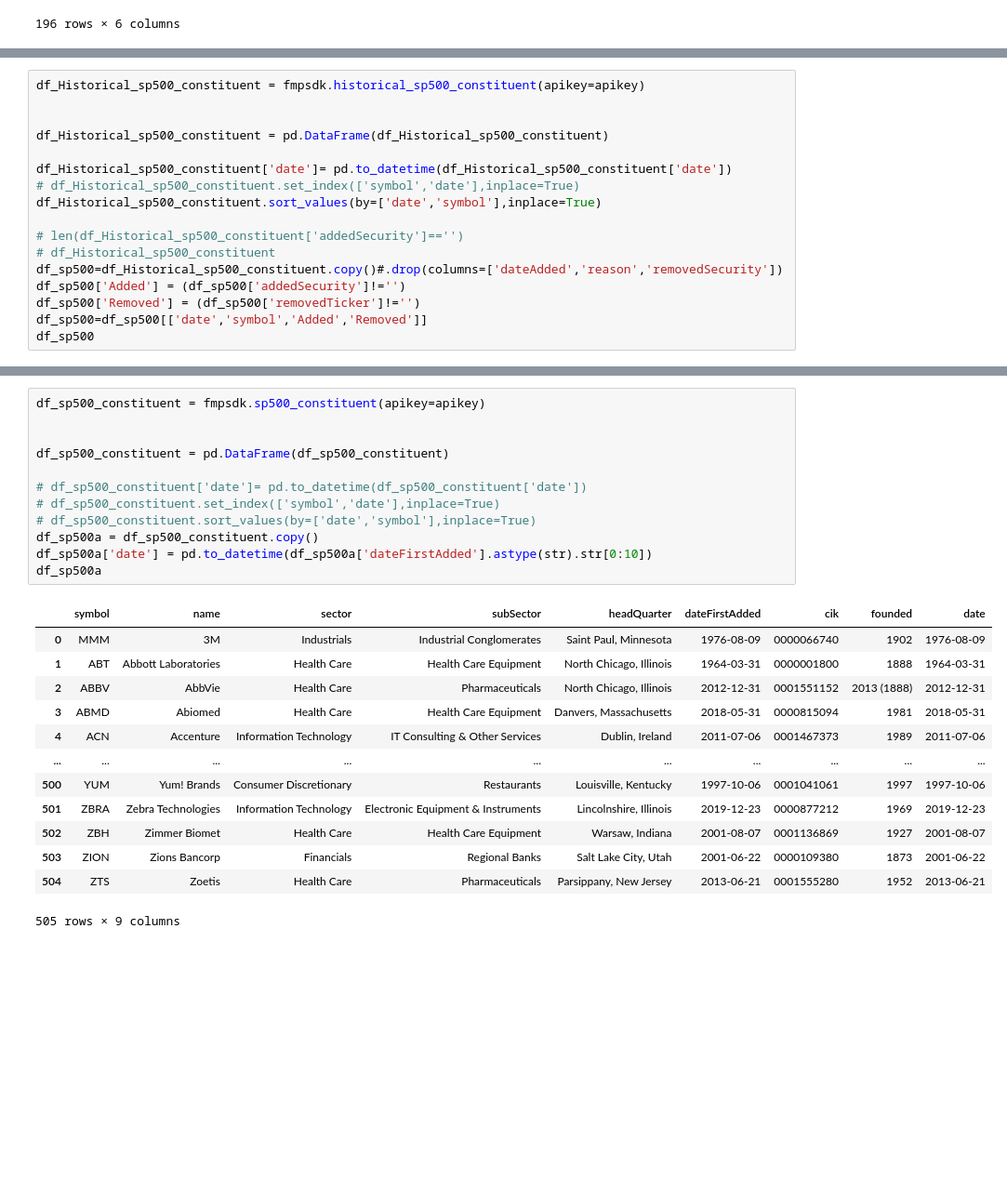
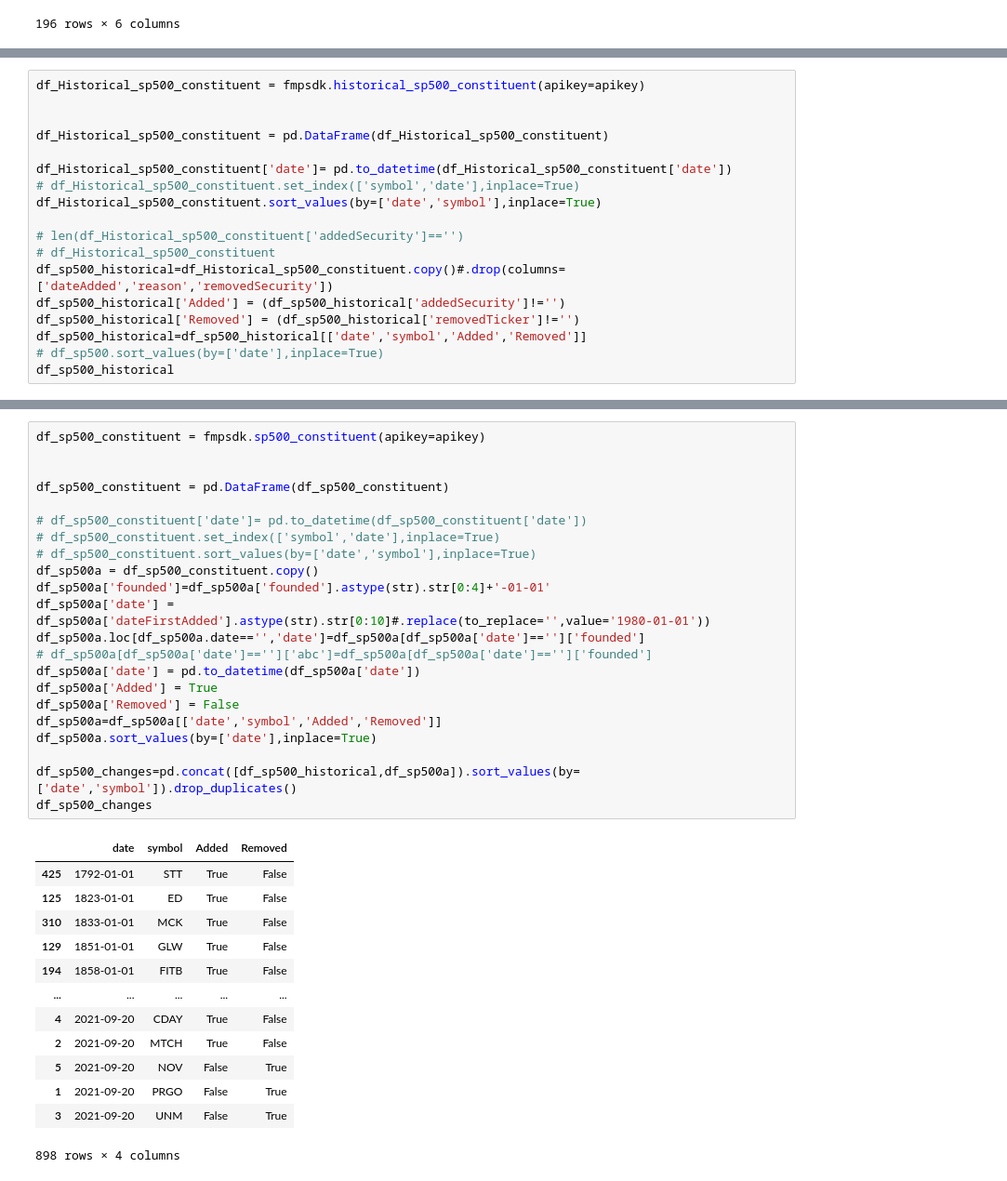
Before and after one commit to VinnyCarter05/fmpsdk-master, a Jupyter notebook: fmpsdk-ruleone.ipynb, the cells around one changed output, grey strips where cells are left out. Shown at 93% size. Cells and saved outputs as stored; diff of their text form; blank space fills up the shorter version.

```diff
--- a/fmpsdk-ruleone.ipynb
+++ b/fmpsdk-ruleone.ipynb
@@ -437,11 +336,12 @@ df_Historical_sp500_constituent.sort_values(by=['date','symbol'],inplace=True)
 
 # len(df_Historical_sp500_constituent['addedSecurity']=='')
 # df_Historical_sp500_constituent
-df_sp500=df_Historical_sp500_constituent.copy()#.drop(columns=['dateAdded','reason','removedSecurity'])
-df_sp500['Added'] = (df_sp500['addedSecurity']!='')
-df_sp500['Removed'] = (df_sp500['removedTicker']!='')
-df_sp500=df_sp500[['date','symbol','Added','Removed']]
-df_sp500
+df_sp500_historical=df_Historical_sp500_constituent.copy()#.drop(columns=['dateAdded','reason','removedSecurity'])
+df_sp500_historical['Added'] = (df_sp500_historical['addedSecurity']!='')
+df_sp500_historical['Removed'] = (df_sp500_historical['removedTicker']!='')
+df_sp500_historical=df_sp500_historical[['date','symbol','Added','Removed']]
+# df_sp500.sort_values(by=['date'],inplace=True)
+df_sp500_historical
 # %% [output]
 |  | date | symbol | Added | Removed |
 | 544 | 1999-12-07 | LDW | False | True |
@@ -459,26 +379,36 @@ df_sp500
 # %%
 df_sp500_constituent = fmpsdk.sp500_constituent(apikey=apikey)
 
 
 df_sp500_constituent = pd.DataFrame(df_sp500_constituent)
 
 # df_sp500_constituent['date']= pd.to_datetime(df_sp500_constituent['date'])
 # df_sp500_constituent.set_index(['symbol','date'],inplace=True)
 # df_sp500_constituent.sort_values(by=['date','symbol'],inplace=True)
 df_sp500a = df_sp500_constituent.copy()
-df_sp500a['date'] = pd.to_datetime(df_sp500a['dateFirstAdded'].astype(str).str[0:10])
-df_sp500a
+df_sp500a['founded']=df_sp500a['founded'].astype(str).str[0:4]+'-01-01'
+df_sp500a['date'] = df_sp500a['dateFirstAdded'].astype(str).str[0:10]#.replace(to_replace='',value='1980-01-01'))
+df_sp500a.loc[df_sp500a.date=='','date']=df_sp500a[df_sp500a['date']=='']['founded']
+# df_sp500a[df_sp500a['date']=='']['abc']=df_sp500a[df_sp500a['date']=='']['founded']
+df_sp500a['date'] = pd.to_datetime(df_sp500a['date'])
+df_sp500a['Added'] = True
+df_sp500a['Removed'] = False
+df_sp500a=df_sp500a[['date','symbol','Added','Removed']]
+df_sp500a.sort_values(by=['date'],inplace=True)
+
+df_sp500_changes=pd.concat([df_sp500_historical,df_sp500a]).sort_values(by=['date','symbol']).drop_duplicates()
+df_sp500_changes
 # %% [output]
-|  | symbol | name | sector | subSector | headQuarter | dateFirstAdded | cik | founded | date |
-| 0 | MMM | 3M | Industrials | Industrial Conglomerates | Saint Paul, Minnesota | 1976-08-09 | 0000066740 | 1902 | 1976-08-09 |
-| 1 | ABT | Abbott Laboratories | Health Care | Health Care Equipment | North Chicago, Illinois | 1964-03-31 | 0000001800 | 1888 | 1964-03-31 |
-| 2 | ABBV | AbbVie | Health Care | Pharmaceuticals | North Chicago, Illinois | 2012-12-31 | 0001551152 | 2013 (1888) | 2012-12-31 |
-| 3 | ABMD | Abiomed | Health Care | Health Care Equipment | Danvers, Massachusetts | 2018-05-31 | 0000815094 | 1981 | 2018-05-31 |
-| 4 | ACN | Accenture | Information Technology | IT Consulting & Other Services | Dublin, Ireland | 2011-07-06 | 0001467373 | 1989 | 2011-07-06 |
-| ... | ... | ... | ... | ... | ... | ... | ... | ... | ... |
-| 500 | YUM | Yum! Brands | Consumer Discretionary | Restaurants | Louisville, Kentucky | 1997-10-06 | 0001041061 | 1997 | 1997-10-06 |
-| 501 | ZBRA | Zebra Technologies | Information Technology | Electronic Equipment & Instruments | Lincolnshire, Illinois | 2019-12-23 | 0000877212 | 1969 | 2019-12-23 |
-| 502 | ZBH | Zimmer Biomet | Health Care | Health Care Equipment | Warsaw, Indiana | 2001-08-07 | 0001136869 | 1927 | 2001-08-07 |
-| 503 | ZION | Zions Bancorp | Financials | Regional Banks | Salt Lake City, Utah | 2001-06-22 | 0000109380 | 1873 | 2001-06-22 |
-| 504 | ZTS | Zoetis | Health Care | Pharmaceuticals | Parsippany, New Jersey | 2013-06-21 | 0001555280 | 1952 | 2013-06-21 |
+|  | date | symbol | Added | Removed |
+| 425 | 1792-01-01 | STT | True | False |
+| 125 | 1823-01-01 | ED | True | False |
+| 310 | 1833-01-01 | MCK | True | False |
+| 129 | 1851-01-01 | GLW | True | False |
+| 194 | 1858-01-01 | FITB | True | False |
+| ... | ... | ... | ... | ... |
+| 4 | 2021-09-20 | CDAY | True | False |
+| 2 | 2021-09-20 | MTCH | True | False |
+| 5 | 2021-09-20 | NOV | False | True |
+| 1 | 2021-09-20 | PRGO | False | True |
+| 3 | 2021-09-20 | UNM | False | True |
-505 rows × 9 columns
+898 rows × 4 columns
```
Also changed, not shown: parts of 17 cells of this notebook, 1 other file.
